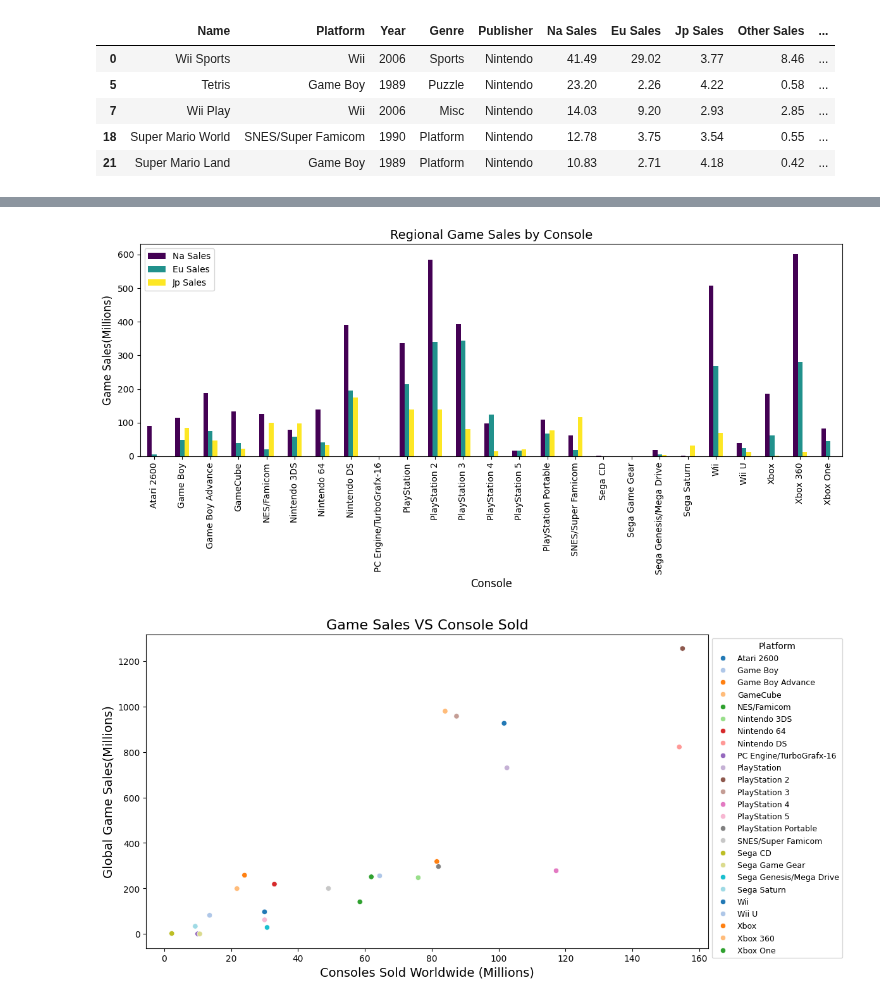
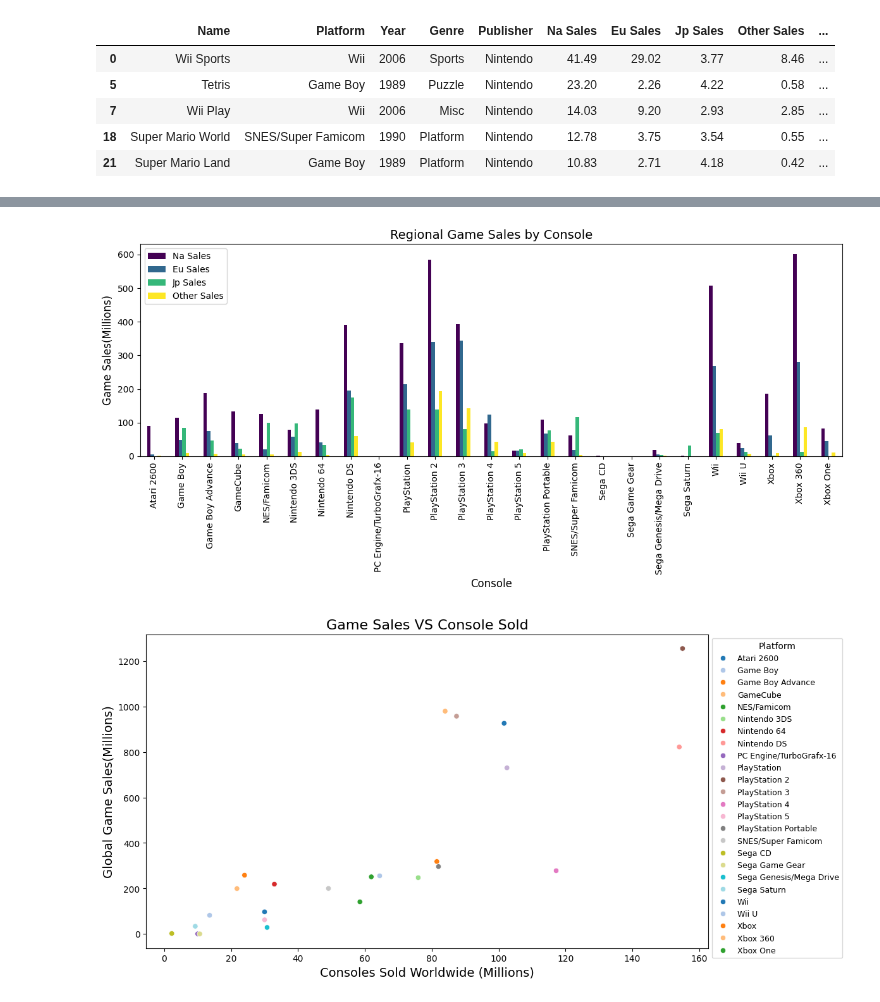
Before and after one commit to V-Pool/vg_sales, a Jupyter notebook: sales.ipynb, the cells around one changed output, grey strips where cells are left out. Drawn from its saved outputs; the diff is of its cells as text; code cells hidden in the pictures.

```diff
--- a/sales.ipynb
+++ b/sales.ipynb
@@ -267,15 +298,15 @@ Text(0, 0.5, 'Launch Year Game Sales(Millions)')
 # %%
-regional_sales = merged_col_rename.groupby('Platform')[['Na Sales', 'Eu Sales', 'Jp Sales']].sum()
+regional_sales = merged_col_rename.groupby('Platform')[['Na Sales', 'Eu Sales', 'Jp Sales', 'Other Sales']].sum()
 
 
 
 regional_sales.plot(kind='bar', figsize=(12, 6), colormap= 'viridis')
 plt.title('Regional Game Sales by Console', fontsize=14)
 plt.xlabel('Console', fontsize= 12)
 plt.ylabel('Game Sales(Millions)', fontsize= 12)
 plt.tight_layout()
 # %% [output]
-[figure, old version]
+[figure, new version]
 # %%
 consoles_scatter = merged_col_rename.groupby('Platform').agg({'Global Sales': 'sum', 'Consoles Sold': 'first' })
 
```
Also changed, not shown: parts of 6 cells of this notebook.
